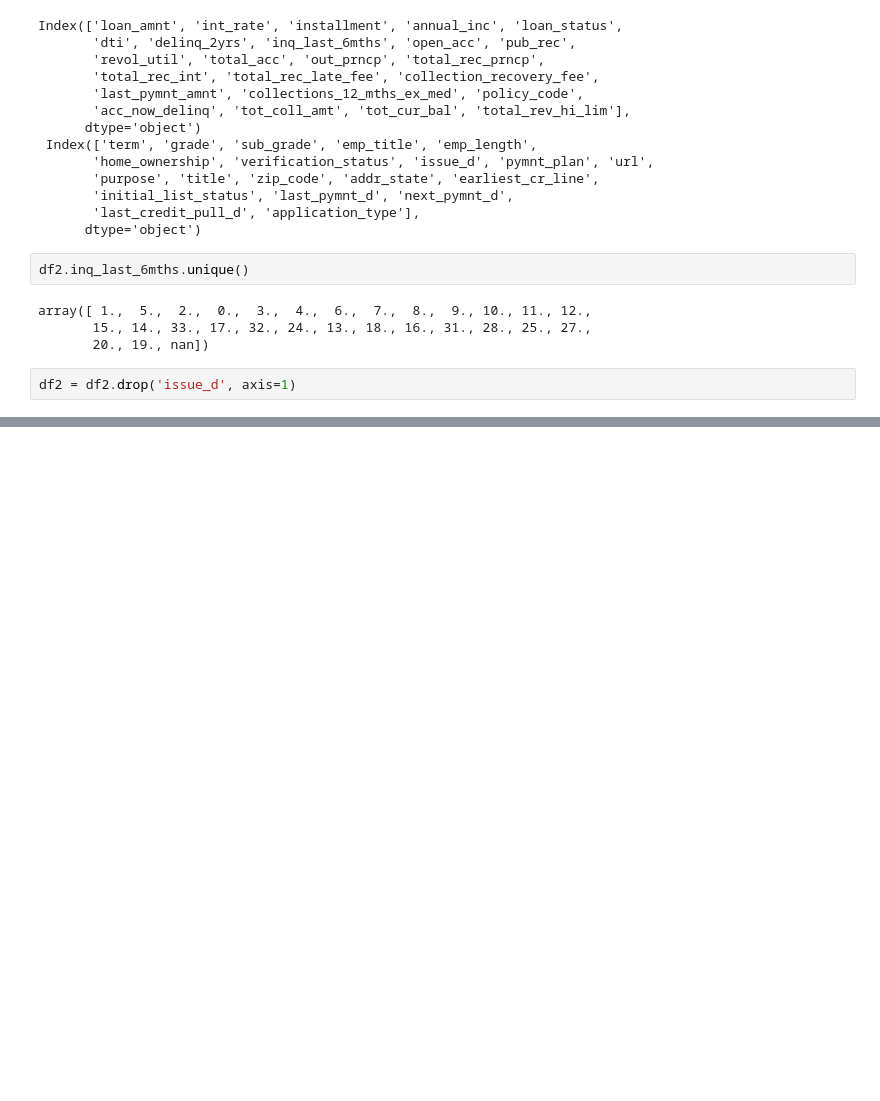
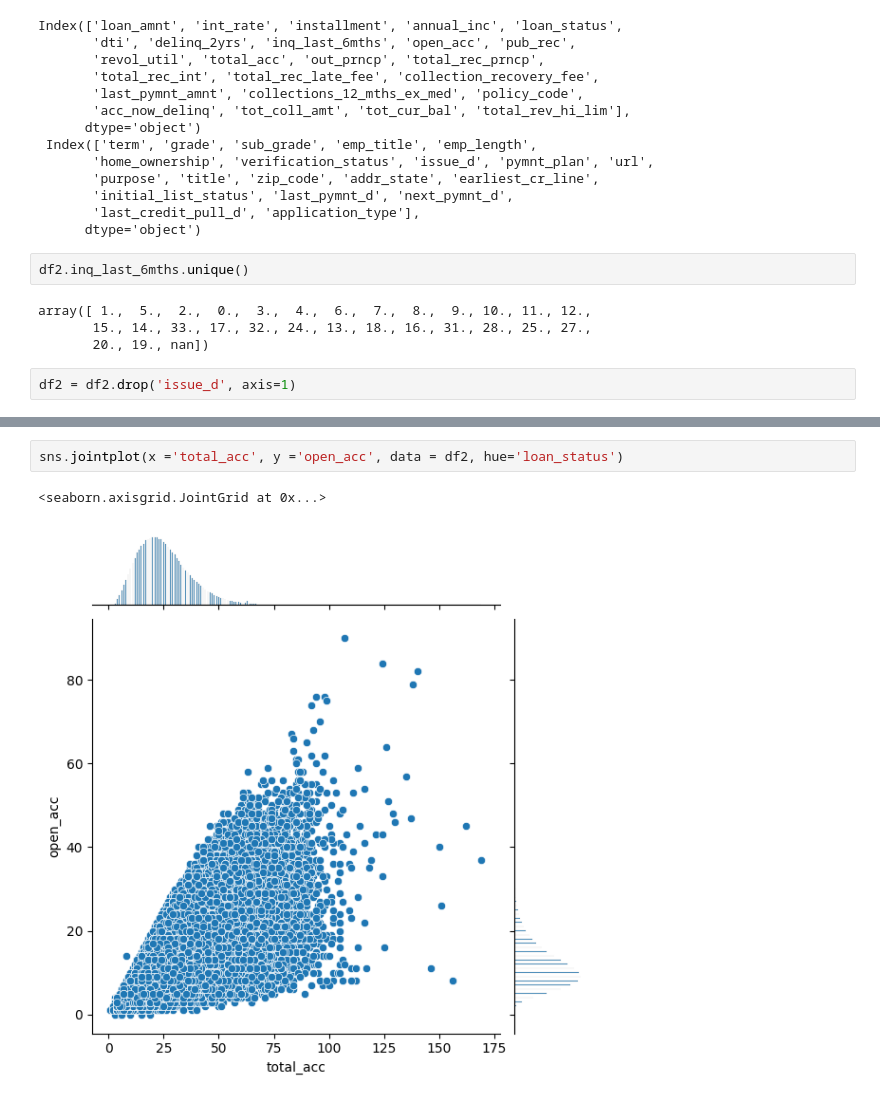
Before and after one commit to jinnn11/Credit-risk-analysis, a Jupyter notebook: credit.ipynb, the cells around one changed output, grey strips where cells are left out. Cells and saved outputs as stored; diff of their text form; blank space fills up the shorter version.

```diff
--- a/credit.ipynb
+++ b/credit.ipynb
@@ -436,0 +475,5 @@ Name: count, dtype: int64
+# %%
+sns.jointplot(x ='total_acc', y ='open_acc', data = df2, hue='loan_status')
+# %% [output]
+<seaborn.axisgrid.JointGrid at 0x...>
+[figure, added]
```
Also changed, not shown: parts of 14 cells of this notebook.
